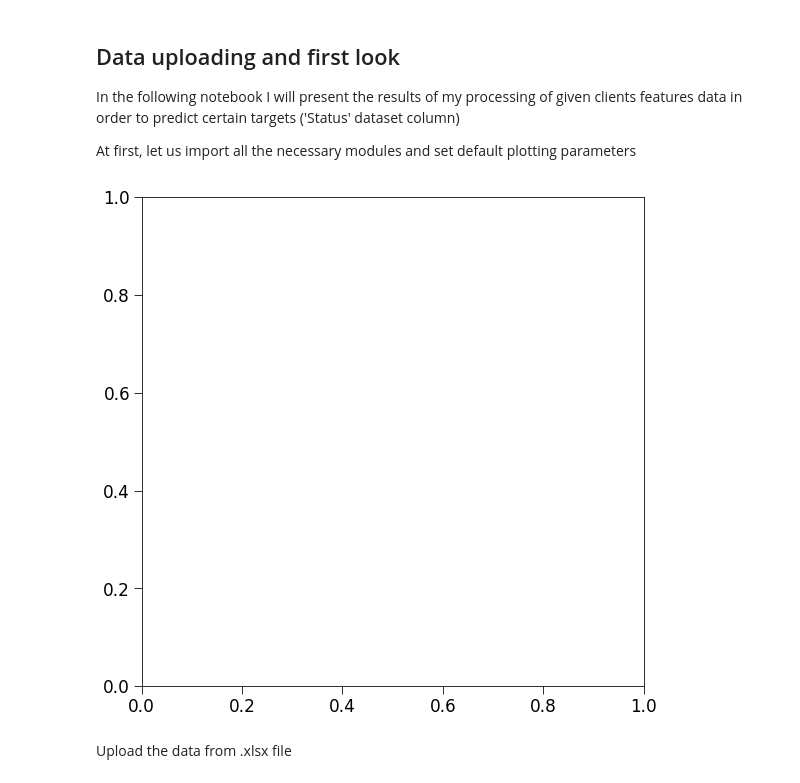
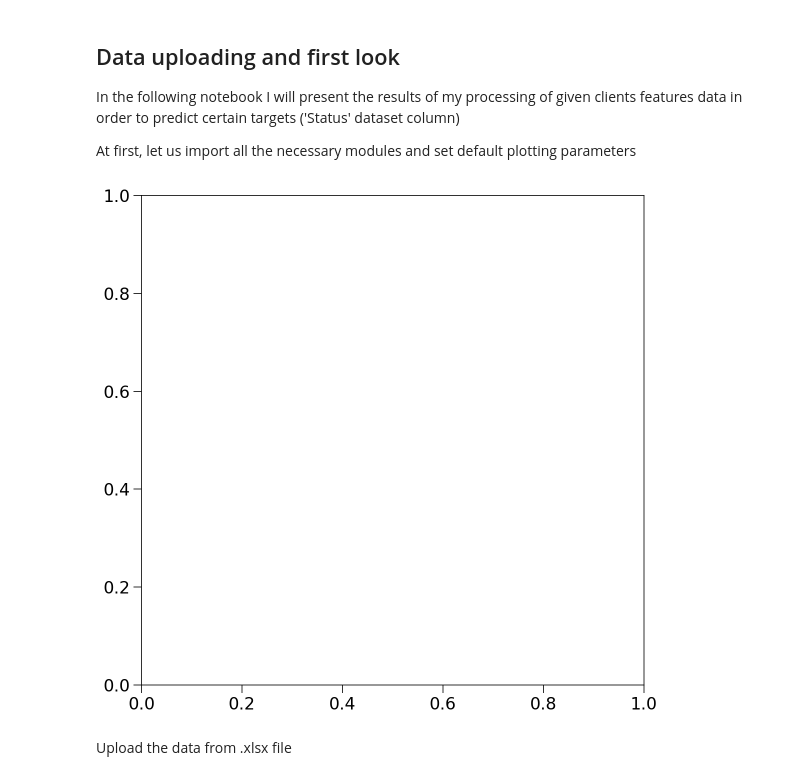
Before and after one commit to VitalyPetrov/scorista-testing-task, a Jupyter notebook: scorista_problem.ipynb, the cells around one changed output. Drawn from its saved outputs; the diff is of its cells as text; code cells hidden in the pictures.

```diff
--- a/scorista_problem.ipynb
+++ b/scorista_problem.ipynb
@@ -10,36 +10,38 @@ At first, let us import all the necessary modules and set default plotting param
 # %%
 import numpy as np
 import pandas as pd
 import seaborn as sns
 from matplotlib import rc
 import matplotlib.pyplot as plt
 
 from sklearn.model_selection import train_test_split
 from sklearn.linear_model import LogisticRegression
 from sklearn.model_selection import GridSearchCV, RandomizedSearchCV
 from sklearn.metrics import roc_curve, roc_auc_score
 from sklearn.ensemble import RandomForestClassifier
 
+from IPython.display import set_matplotlib_formats
+
 plt.style.use("seaborn-deep")
+set_matplotlib_formats('retina')
 
 plt.rcParams['figure.figsize'] = (9, 9)
 plt.rcParams['axes.labelsize'] = 16
 plt.rcParams['axes.titlesize'] = 16
 plt.rcParams['xtick.labelsize'] = 13
 plt.rcParams['ytick.labelsize'] = 13
 plt.rcParams["patch.force_edgecolor"] = True
 plt.rcParams['axes.edgecolor'] = 'black'
 
 plt.tick_params(size = 8 ,labelsize = 'large')
 
 
-font = {'family' : 'Vedrana',
-        'weight' : 'regular',
+font = {'weight' : 'regular',
         'size'   : 14}
 
 rc('font', **font)
 # %% [output]
-[figure, old version]
+[figure, new version]
 # %% [markdown]
 Upload the data from .xlsx file
 # %%
```
Also changed, not shown: parts of 24 cells of this notebook.
